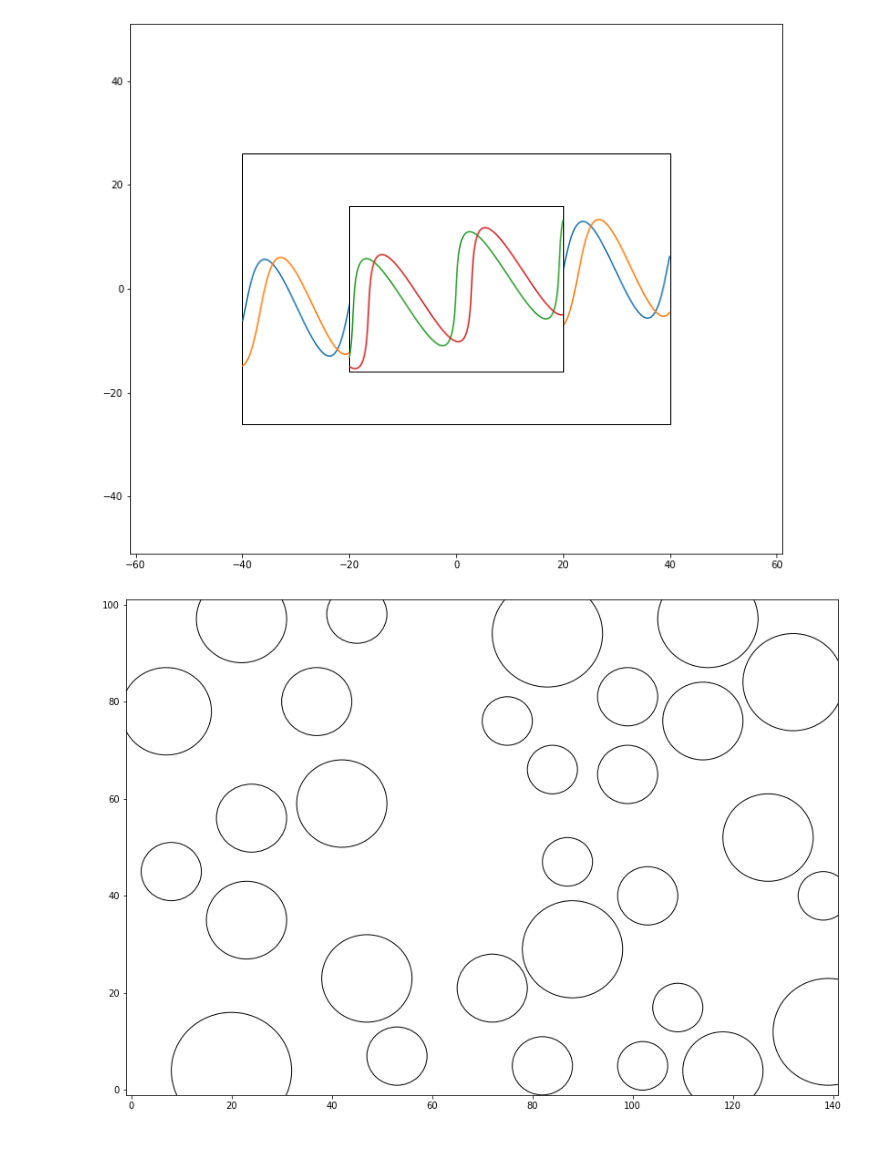
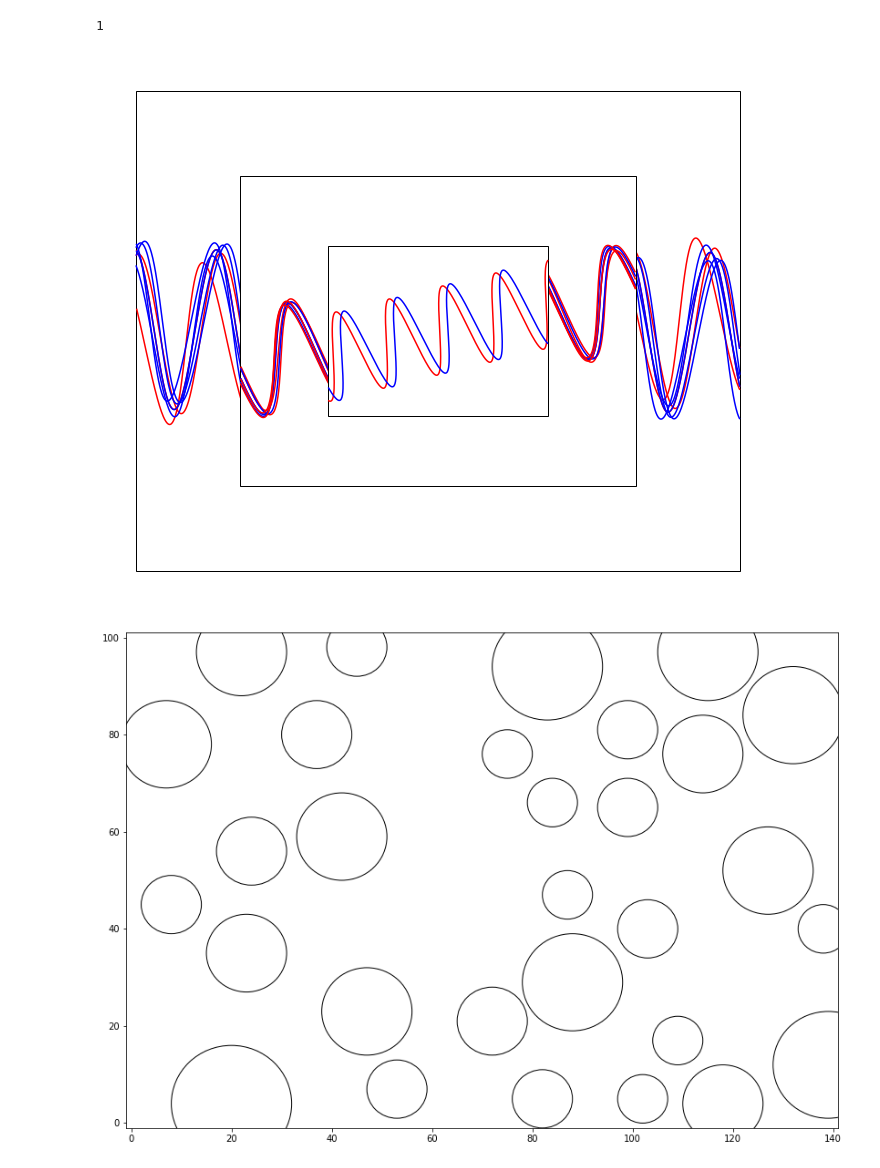
Before and after one commit to ej-white/gallery, a Jupyter notebook: sines.ipynb, the cells around one changed output. Saved outputs shown, nothing was run; the diff lists cells and outputs as text; code cells hidden in the pictures.

```diff
--- a/sines.ipynb
+++ b/sines.ipynb
@@ -58,0 +36,4 @@ def plot_box_and_sines(width, height, angle, amplitude, wavelength, shift_spread
+# %%
+np.random.binomial(1, 0.5)
+# %% [output]
+1
@@ -59,31 +55,73 @@ def plot_box_and_sines(width, height, angle, amplitude, wavelength, shift_spread
+# %%
+def plot_box_and_sines(width, height, angle, amplitude, wavelength, sigma_angle=0, sigma_amplitude=0,
+                       sigma_wavelength=0, sigma_shift=0, n=1, zorder=1):
+    # Create background and border
+    rect_fill = plt.Rectangle((-width/2, -height/2), width, height, color='w', fill=True, zorder=zorder)
+    ax.add_artist(rect_fill)
+    rect_border = plt.Rectangle((-width/2, -height/2), width, height, color='k', fill=False, zorder=zorder)
+    ax.add_artist(rect_border)
+
+    angles = np.random.normal(angle, sigma_angle, n)
+    amplitudes = np.random.normal(amplitude, sigma_amplitude, n)
+    wavelength = np.random.normal(wavelength, sigma_wavelength, n)
+    spreads = np.random.normal(0, sigma_shift, n)
+
+    for ang, amp, wvl, spr in zip(angles, amplitudes, wavelength, spreads):
+        rotate_and_draw(width, height, ang, amp, wvl, spr, zorder=zorder+1)
 # %%
 xmin = -60
 xmax = 60
 ymin = -50
 ymax = 50
 
 # Set the axis
 figure, ax = plt.subplots()
 ax.set_xlim((xmin - 1, xmax + 1))
 ax.set_ylim((ymin - 1, ymax + 1))
 
-ang = 15
-amp = 10
-wvl = 20
-wave_spread = 3
-plot_box_and_sines(80, 52, ang-8, amp, wvl, wave_spread, zorder=1)
 
-plot_box_and_sines(40, 32, ang, amp, wvl, wave_spread, zorder=3)
+# Box C
+width_c = 110
+height_c = 90
+angle_c = 0
+amplitude_c = 15
+wavelength_c = 15
+n_c = 8
+plot_box_and_sines(width_c, height_c,
+                   angle_c, amplitude_c, wavelength_c,
+                   sigma_angle=1, sigma_amplitude=0, sigma_wavelength=0, sigma_shift=1,
+                   n=n_c, zorder=1)
 
-#rotate_and_draw(80, 32, 15, 10, 20, 0, zorder=1)
+# Box B
+width_b = 72
+height_b = 58
+angle_b = 10
+amplitude_b = 10
+wavelength_b = 15
+n_b = 8
+plot_box_and_sines(width_b, height_b,
+                   angle_b, amplitude_b, wavelength_b,
+                   sigma_angle=1, sigma_amplitude=0, sigma_wavelength=0, sigma_shift=1,
+                   n=n_b, zorder=3)
+
+# Box A
+width_a = 40
+height_a = 32
+angle_a = 14
+amplitude_a = 8
+wavelength_a = 10
+n_a = 2
+plot_box_and_sines(width_a, height_a,
+                   angle_a, amplitude_a, wavelength_a,
+                   sigma_angle=1, sigma_amplitude=0, sigma_wavelength=0, sigma_shift=1,
+                   n=n_a, zorder=5)
 
 
-#plt.axis('off')
-
+plt.axis('off')
 #plt.grid(True, which='both')
 plt.show()
 # %% [output]
-[figure, old version]
+[figure, new version]
 # %%
 def draw_circles(n=5, fill=False, clip=False):
 
```
Also changed, not shown: parts of 7 cells of this notebook.
